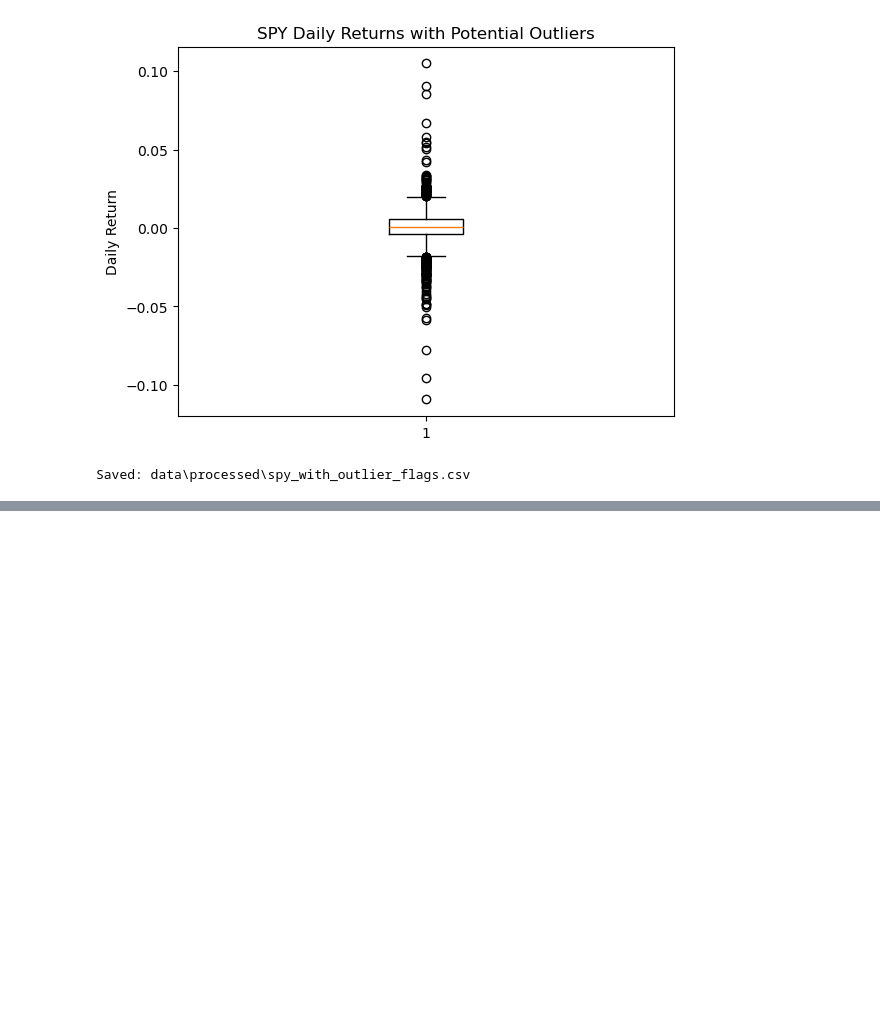
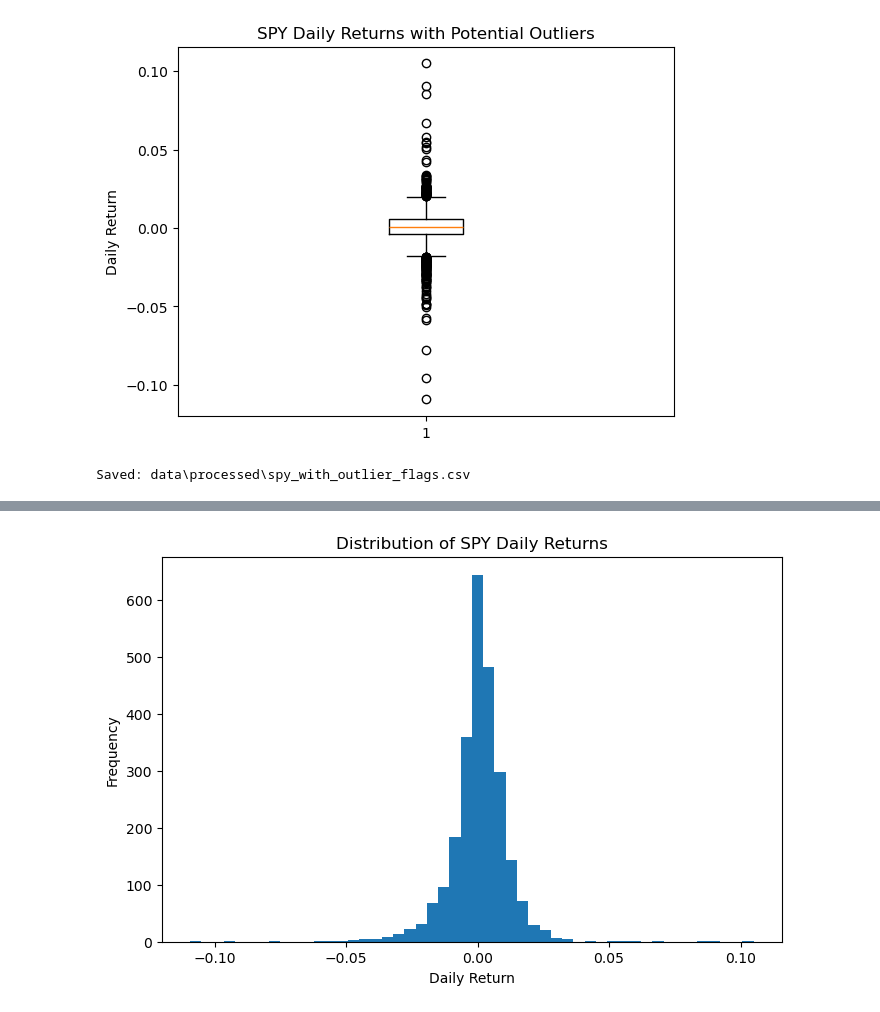
Before and after one commit to ch5510/bootcamp_chen_he, a Jupyter notebook: project/notebooks/project_pipeline.ipynb, the cells around one changed output, grey strips where cells are left out. Saved outputs shown, nothing was run; the diff lists cells and outputs as text; code cells hidden in the pictures; blank space fills up the shorter version.

```diff
--- a/project/notebooks/project_pipeline.ipynb
+++ b/project/notebooks/project_pipeline.ipynb
@@ -515,0 +588,18 @@ Saved: data\processed\spy_with_outlier_flags.csv
+# %%
+plt.figure(figsize=(8, 5))
+
+plt.hist(
+    spy["daily_return"].dropna(),
+    bins=50
+)
+
+plt.title(
+    "Distribution of SPY Daily Returns"
+)
+
+plt.xlabel("Daily Return")
+plt.ylabel("Frequency")
+
+plt.show()
+# %% [output]
+[figure, added]
```
Also changed, not shown: parts of 13 cells of this notebook, 3 other files.
